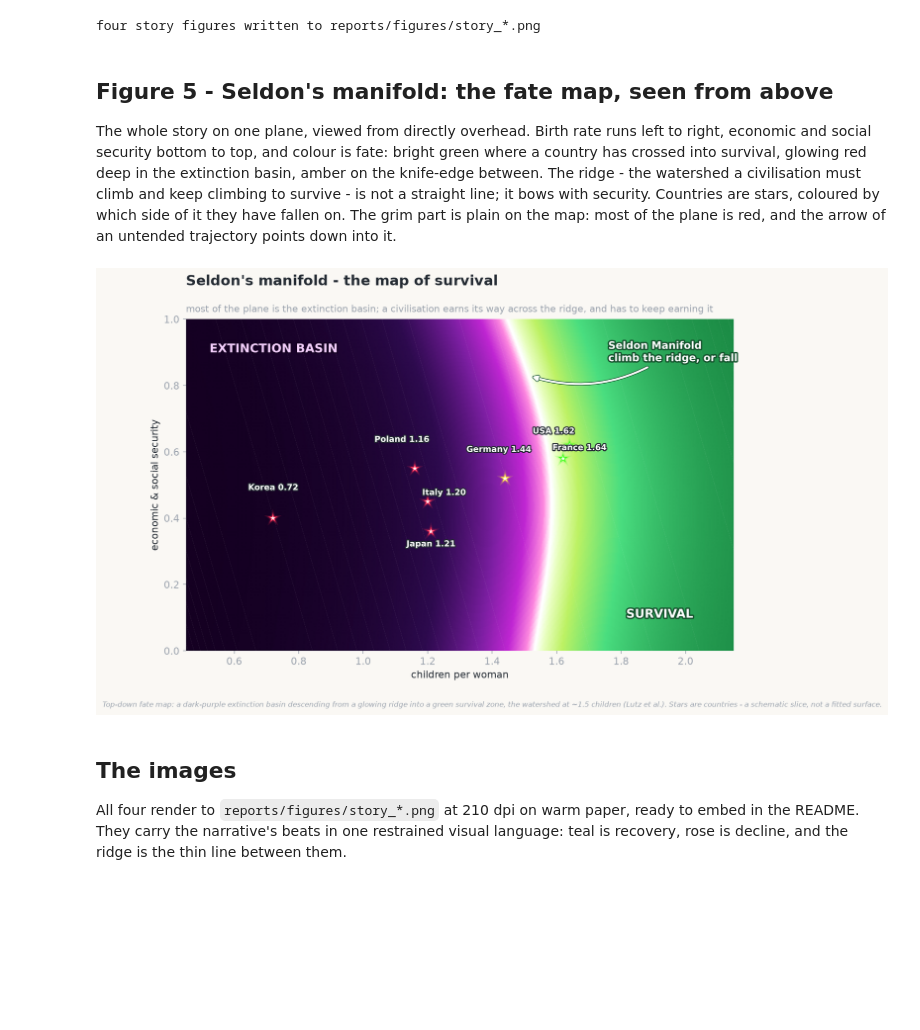
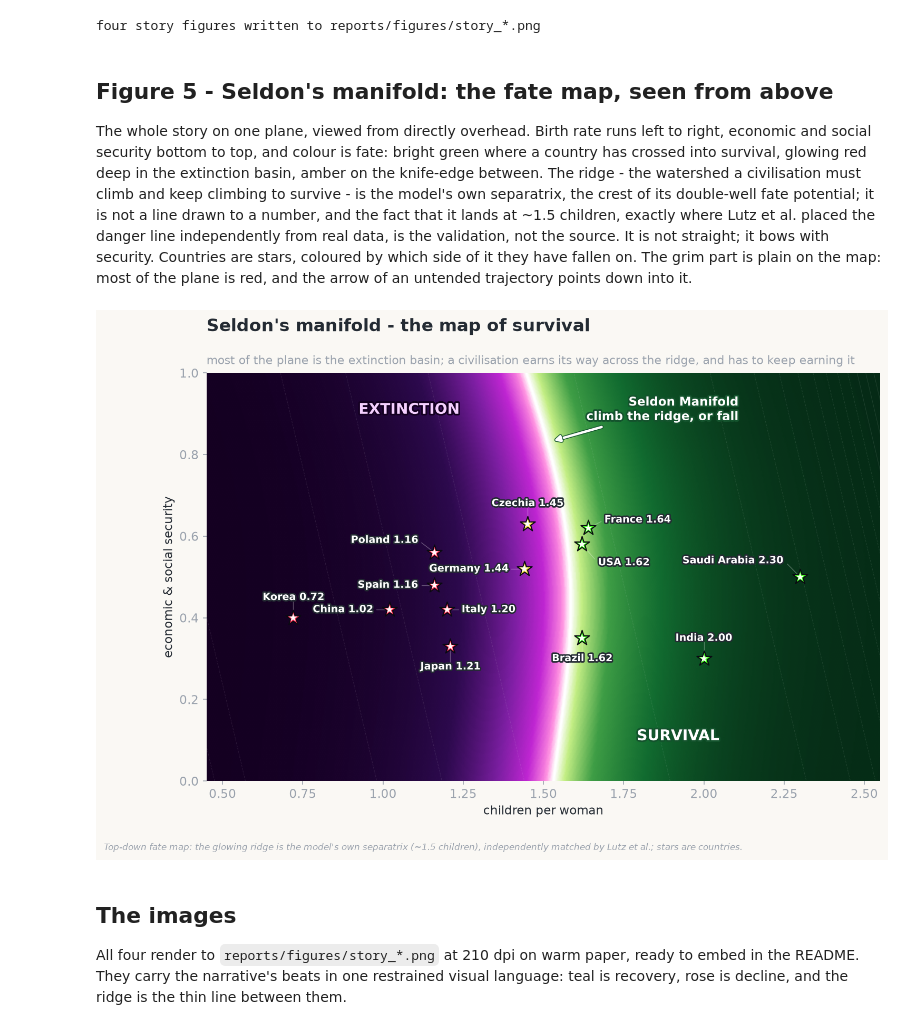
Before and after one commit to stellarshenson/sci-demographic-collapse, a Jupyter notebook: notebooks/17-kj-story-visuals.ipynb, the cells around one changed output. Cells and saved outputs as stored; diff of their text form; code cells hidden in the pictures; blank space fills up the shorter version.

```diff
--- a/notebooks/17-kj-story-visuals.ipynb
+++ b/notebooks/17-kj-story-visuals.ipynb
@@ -226,64 +226,80 @@ four story figures written to reports/figures/story_*.png
 The whole story on one plane, viewed from directly overhead. Birth rate runs left to right, economic and social
 security bottom to top, and colour is fate: bright green where a country has crossed into survival, glowing red
 deep in the extinction basin, amber on the knife-edge between. The ridge - the watershed a civilisation must
-climb and keep climbing to survive - is not a straight line; it bows with security. Countries are stars,
+climb and keep climbing to survive - is the model's own separatrix, the crest of its double-well fate potential;
+it is not a line drawn to a number, and the fact that it lands at ~1.5 children, exactly where Lutz et al. placed
+the danger line independently from real data, is the validation, not the source. It is not straight; it bows with
+security. Countries are stars,
 coloured by which side of it they have fallen on. The grim part is plain on the map: most of the plane is red,
 and the arrow of an untended trajectory points down into it.
 # %%
 import matplotlib.patheffects as pe
 from matplotlib.colors import LinearSegmentedColormap as LSC
-b = 1.50
-def ridge_x(y):                                  # the watershed - curved, bows with security, stays near ~1.5
+b = 1.50   # the separatrix = the middle unstable root of the model's own double-well fate potential V' (below).
+           # the stylized nine-state model measured this separatrix at 1.47-1.66 (E2-H8); Lutz et al.'s 1.5 is the
+           # independent real-world validation, not the source - the ridge emerges from the simulation's bistability.
+def ridge_x(y):                                  # the watershed - curved, bows with security, stays near the separatrix
     return b - 0.12*(y-0.5) + 0.085*np.sin(3.4*(y-0.10))
 def _V(x): return x**4/4 - (0.60+b+2.0)*x**3/3 + (0.60*b+0.60*2.0+b*2.0)*x**2/2 - 0.60*b*2.0*x
-gx = np.linspace(0.45, 2.15, 420); gy = np.linspace(0.0, 1.0, 340)
+gx = np.linspace(0.45, 2.55, 480); gy = np.linspace(0.0, 1.0, 340)
 XX, YY = np.meshgrid(gx, gy)
 F = np.tanh(2.4*(XX - ridge_x(YY)))              # fate field in [-1,1]: <0 extinction, >0 survival, 0 at the glowing ridge
 # hot-white ridge, descending into a dark-purple extinction basin on one side and a green survival basin on the other
 # white pinned to 0.5 so the colormap crest lines up exactly with F=0, i.e. the drawn ridge line at x=ridge_x(y)
 FATE = LSC.from_list("fate", [
     (0.00, "#140021"), (0.16, "#2d0a4e"), (0.30, "#7c1fa2"), (0.40, "#c026d3"), (0.47, "#ff8be0"),
     (0.50, "#ffffff"),
-    (0.53, "#eaffc2"), (0.60, "#bef264"), (0.74, "#4ade80"), (1.00, "#15803d")])
+    (0.54, "#c6f086"), (0.64, "#3f9e46"), (0.80, "#116b30"), (1.00, "#052a15")])   # darker green survival basin
 fig, ax = plt.subplots(figsize=(11.0, 6.7))
 ax.set_facecolor("#140021")
 ax.pcolormesh(XX, YY, F, cmap=FATE, shading="gouraud", vmin=-1, vmax=1, zorder=0)
 ax.contour(XX, YY, _V(XX + 0.30*(YY-0.5)), levels=16, colors="white", alpha=0.10, linewidths=0.5, zorder=1)  # faint slope lines
 ry = np.linspace(0, 1, 240); rx = ridge_x(ry)     # the ridge - a glowing hot-white neon watershed with a bloom
 for lw, al in [(18, 0.05), (11, 0.09), (6, 0.20), (3, 0.55), (1.4, 1.0)]:  # bloom -> incandescent core
     ax.plot(rx, ry, color="white", lw=lw, alpha=al, zorder=3, solid_capstyle="round")
-ax.annotate("Seldon Manifold\nclimb the ridge, or fall", xy=(ridge_x(0.83), 0.83), xytext=(1.76, 0.90),
-            fontsize=11.5, fontweight="bold", color="white", ha="left", va="center", zorder=9,
+ax.annotate("Seldon Manifold\nclimb the ridge, or fall", xy=(ridge_x(0.83), 0.83), xytext=(2.11, 0.91),
+            fontsize=11, fontweight="bold", color="white", ha="right", va="center", zorder=9,
             path_effects=[pe.withStroke(linewidth=3.0, foreground="#14532d")],
-            arrowprops=dict(arrowstyle="-|>", color="white", lw=2.2, shrinkA=2, shrinkB=4,
-                            connectionstyle="arc3,rad=-0.25",
+            arrowprops=dict(arrowstyle="-|>", color="white", lw=2.2, shrinkA=2, shrinkB=6,
+                            connectionstyle="arc3,rad=0.0",
                             path_effects=[pe.withStroke(linewidth=3.6, foreground="#14532d")]))
-ax.text(0.72, 0.90, "EXTINCTION BASIN", color="#f5d0ff", fontsize=13.5, fontweight="bold", ha="center", zorder=5,
-        path_effects=[pe.withStroke(linewidth=3, foreground="#140021")])
+ax.text(1.08, 0.90, "EXTINCTION", color="#f5d0ff", fontsize=13.5, fontweight="bold", ha="center", zorder=5,
+        path_effects=[pe.withStroke(linewidth=3, foreground="#140021")])   # mirror of SURVIVAL (1.92,0.10) about the plot centre
 ax.text(1.92, 0.10, "SURVIVAL", color="white", fontsize=13.5, fontweight="bold", ha="center", zorder=5,
         path_effects=[pe.withStroke(linewidth=3, foreground="#14532d")])
-CT = {"USA": 1.62, "France": 1.64, "Germany": 1.44, "Poland": 1.16, "Italy": 1.20, "Japan": 1.21, "Korea": 0.72}
+CT = {"USA": 1.62, "France": 1.64, "Germany": 1.44, "Poland": 1.16, "Italy": 1.20, "Japan": 1.21, "Korea": 0.72,
+      "Saudi Arabia": 2.30, "China": 1.02, "India": 2.00, "Czechia": 1.45, "Spain": 1.16, "Brazil": 1.62}
+SEC = {"USA": .58, "France": .62, "Germany": .52, "Italy": .45, "Japan": .45, "Korea": .40, "Poland": .46,
+       "Saudi Arabia": .50, "China": .42, "India": .30, "Czechia": .55, "Spain": .48, "Brazil": .35}  # security y-position (visual, story map only)
 def star_col(t): return "#39ff14" if t >= 1.55 else ("#fde047" if t >= 1.38 else "#ff2d55")  # green safe / amber edge / red dying
-pjit = {"Poland": 0.09, "Italy": 0.0, "Japan": -0.09}         # fan the 1.16/1.20/1.21 cluster vertically so all three stars resolve
-loff = {"Poland": (-0.04, 0.06), "Italy": (0.05, 0.0), "Japan": (0.0, -0.065), "Korea": (0.0, 0.065),
-        "Germany": (-0.02, 0.06), "USA": (-0.03, 0.055), "France": (0.03, -0.035)}
+pjit = {"Poland": 0.10, "Spain": 0.0, "Italy": -0.03, "Japan": -0.12, "Czechia": 0.08}   # fan the crowded 1.16/1.20 and 1.44 clusters vertically
+# each label pushed onto its clear side so it hugs its star but never lands on a neighbour or the ridge
+loff = {"Korea": (0.0, 0.05, "center"), "China": (-0.05, 0.0, "right"),
+        "Poland": (-0.05, 0.03, "right"), "Spain": (-0.05, 0.0, "right"),
+        "Italy": (0.045, 0.0, "left"), "Japan": (0.0, -0.05, "center"),
+        "Germany": (-0.05, 0.0, "right"), "Czechia": (0.0, 0.05, "center"),
+        "USA": (0.05, -0.045, "left"), "Brazil": (0.0, -0.05, "center"),
+        "France": (0.05, 0.02, "left"), "India": (0.0, 0.05, "center"),
+        "Saudi Arabia": (-0.05, 0.04, "right")}
 for nm, t in CT.items():
-    s = S0[nm] + pjit.get(nm, 0.0); col = star_col(t)
-    for r, al in [(430, 0.14), (210, 0.28), (110, 0.98)]:      # glow halo -> bright core
-        ax.scatter([t], [s], s=r, marker="*", color=col, alpha=al, edgecolor="none", zorder=6)
-    ax.scatter([t], [s], s=34, marker="*", color="white", alpha=0.92, edgecolor="none", zorder=7)
-    dx, dy = loff.get(nm, (0.0, 0.05))
-    ax.annotate(f"{nm} {t:.2f}", (t + dx, s + dy + 0.02), ha="center", fontsize=9.2, color="white", fontweight="bold",
-                zorder=8, path_effects=[pe.withStroke(linewidth=2.4, foreground=INK)])
-ax.set_xlim(0.45, 2.15); ax.set_ylim(0, 1)
+    s = SEC[nm] + pjit.get(nm, 0.0); col = star_col(t)
+    # no external bloom: the glow is clipped to the star outline, so nothing bleeds past it
+    ax.scatter([t], [s], s=205, marker="*", color="#0a0a12", zorder=6.4)                       # dark backing -> thin contrast ring / crisp outline
+    ax.scatter([t], [s], s=165, marker="*", color=col, edgecolor="#0a0a12", linewidth=0.6, zorder=6.6)  # bright core with a thin dark rim so greens pop
+    ax.scatter([t], [s], s=60, marker="*", color="white", alpha=0.98, edgecolor="none", zorder=7)       # white heart
+    dx, dy, ha = loff.get(nm, (0.0, 0.055, "center"))
+    ax.plot([t, t + 0.80*dx], [s, s + 0.80*dy], color="white", lw=0.7, alpha=0.30, zorder=5.6, solid_capstyle="round")  # pale leader star -> label, kills any ambiguity
+    ax.annotate(f"{nm} {t:.2f}", (t + dx, s + dy), ha=ha, va="center", fontsize=9.2, color="white", fontweight="bold",
+                zorder=8, path_effects=[pe.withStroke(linewidth=2.6, foreground=INK)])
+ax.set_xlim(0.45, 2.55); ax.set_ylim(0, 1)
 ax.set_xlabel("children per woman"); ax.set_ylabel("economic & social security")
 for sp in ax.spines.values(): sp.set_visible(False)
 titled(ax, "Seldon's manifold - the map of survival",
        "most of the plane is the extinction basin; a civilisation earns its way across the ridge, and has to keep earning it")
-caption(fig, "Top-down fate map: a dark-purple extinction basin descending from a glowing ridge into a green survival zone, the watershed at ~1.5 children (Lutz et al.). Stars are countries - a schematic slice, not a fitted surface.")
+caption(fig, "Top-down fate map: the glowing ridge is the model's own separatrix (~1.5 children), independently matched by Lutz et al.; stars are countries.")
 plt.savefig(FIGS / "story_manifold.png", dpi=210, bbox_inches="tight", pad_inches=0.15); plt.show()
 # %% [output]
-[figure, old version]
+[figure, new version]
 # %% [markdown]
 ## The images
 
```
Also changed, not shown: parts of 1 cell of this notebook, 53 other files.
